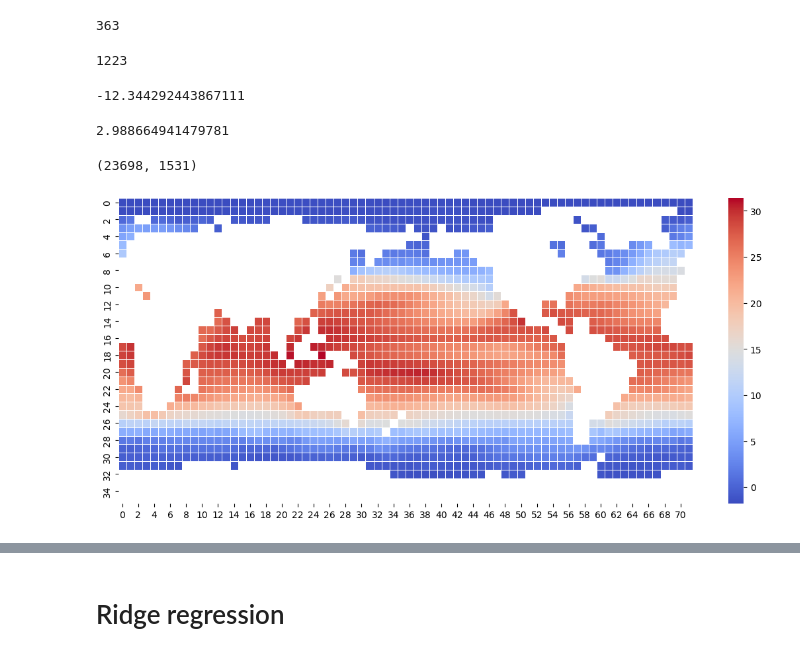
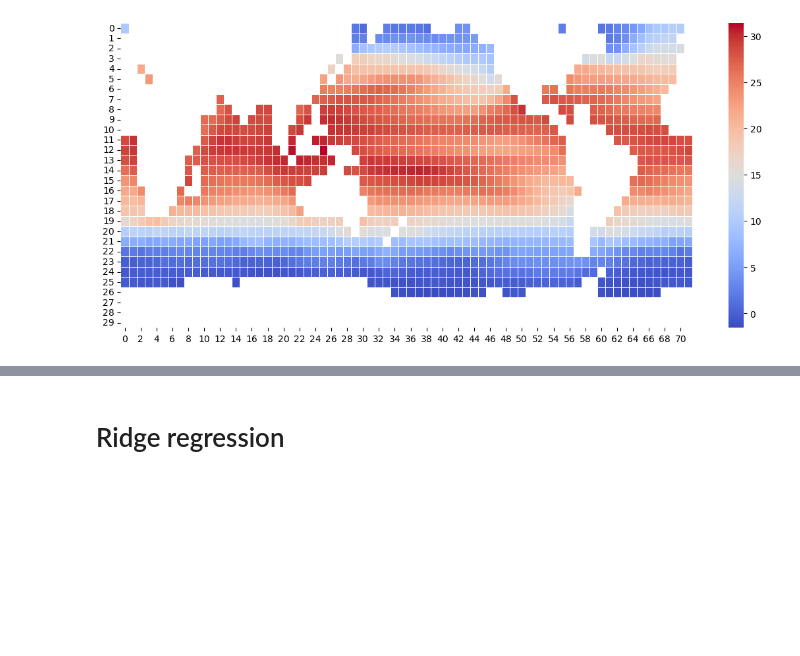
Before and after one commit to Victor2175/gm4cs-m, a Jupyter notebook: ridge_regression.ipynb, the cells around one changed output, grey strips where cells are left out. Saved outputs shown, nothing was run; the diff lists cells and outputs as text; code cells hidden in the pictures; blank space fills up the shorter version.

```diff
--- a/ridge_regression.ipynb
+++ b/ridge_regression.ipynb
@@ -70,20 +51,0 @@ smallests[-1]
-# %%
-np.argmin(X[0])
-# %% [output]
-363
-# %%
-np.argmax(X[0])
-# %% [output]
-1223
-# %%
-X[0][363]
-# %% [output]
--12.344292443867111
-# %%
-X[0][1223]
-# %% [output]
-2.988664941479781
-# %%
-X.shape
-# %% [output]
-(23698, 1531)
@@ -95,4 +52,4 @@ Y.shape
 # %%
-plot_heat_map(cope_data, 'ICON-ESM-LR', 'r1i1p1f1', 1980)
+plot_heatmap(cope_data, 'ICON-ESM-LR', 'r1i1p1f1', 1980)
 # %% [output]
-[figure, old version]
+[figure, new version]
```
Also changed, not shown: parts of 18 cells of this notebook, 3 other files.
